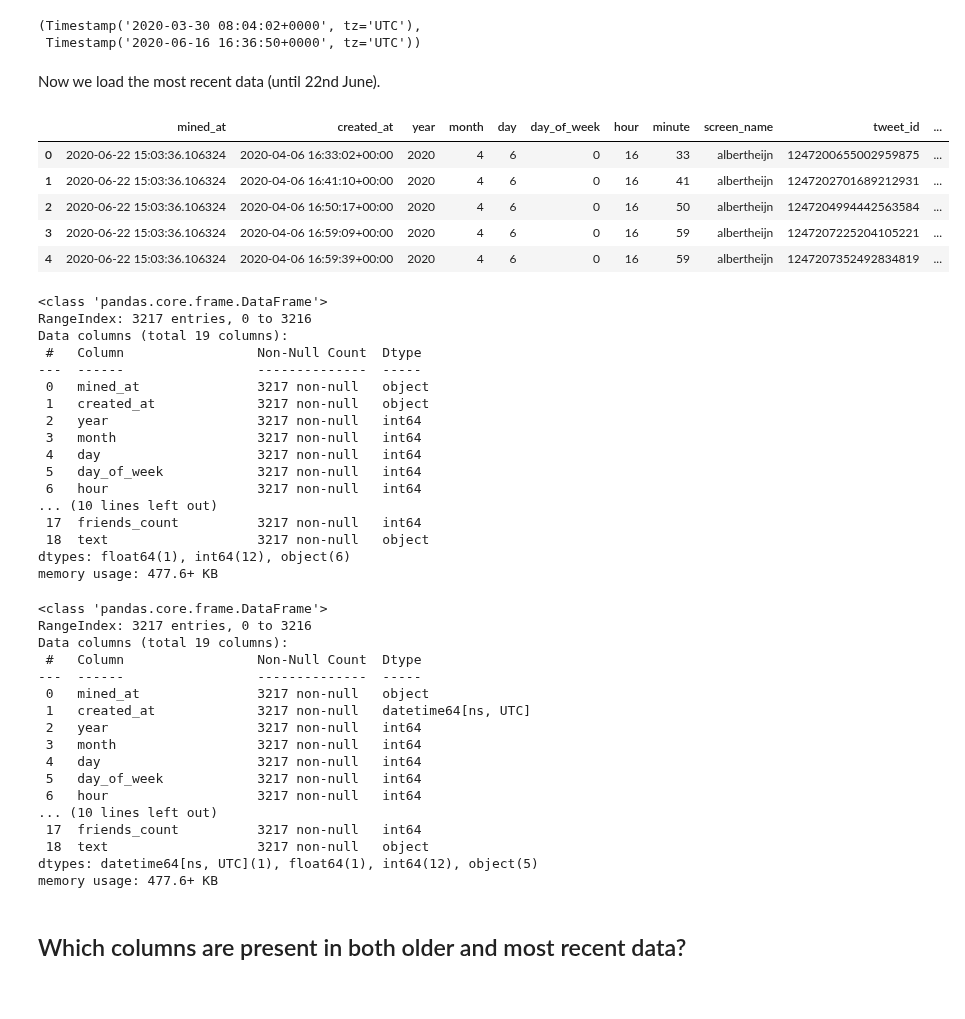
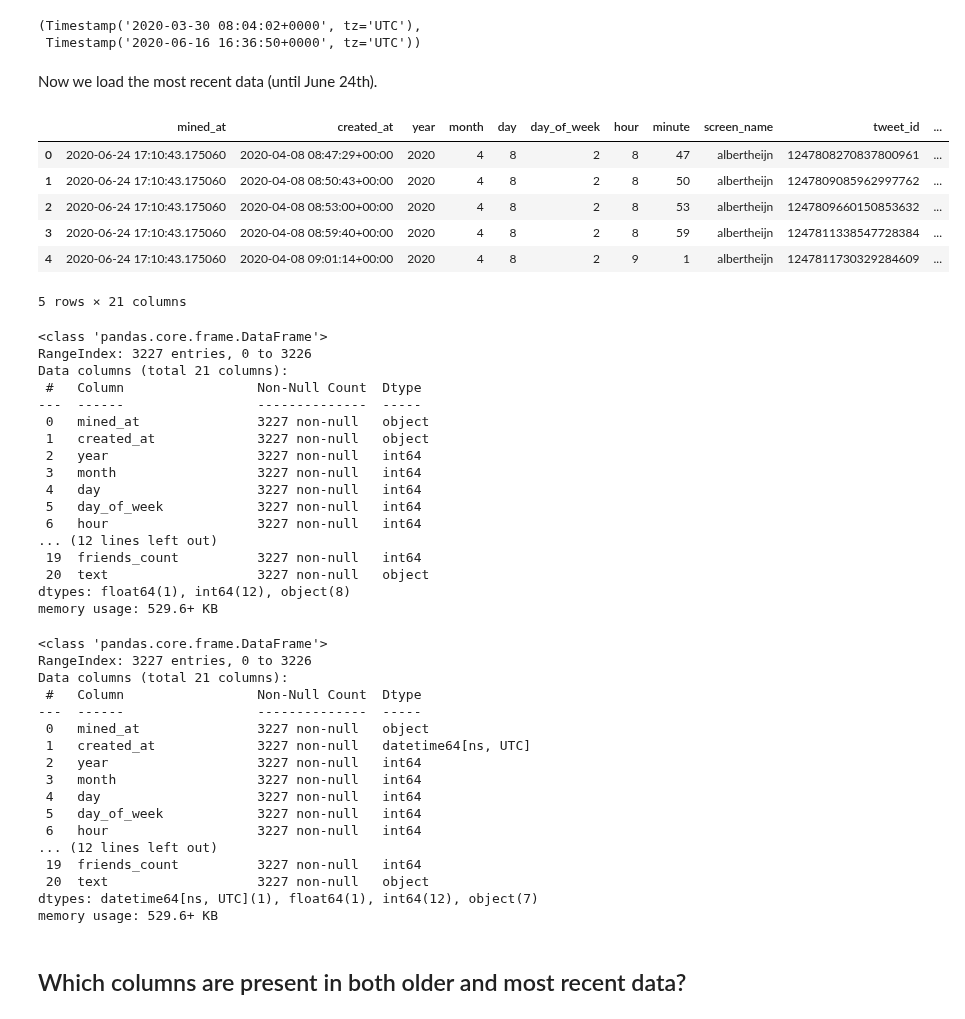
Before and after one commit to dpbac/twitter_analysis_online_grocery_NL, a Jupyter notebook: notebooks/02-Preparing Twitter data for analysis.ipynb, the cells around one changed output. Drawn from its saved outputs; the diff is of its cells as text; code cells hidden in the pictures.

Commit message:
Update language detection part and concatenate data AH

```diff
--- a/notebooks/02-Preparing Twitter data for analysis.ipynb
+++ b/notebooks/02-Preparing Twitter data for analysis.ipynb
@@ -221,35 +186,36 @@ min(df_AH_2020_06_16['created_at']),max(df_AH_2020_06_16['created_at'])
 (Timestamp('2020-03-30 08:04:02+0000', tz='UTC'),
  Timestamp('2020-06-16 16:36:50+0000', tz='UTC'))
 # %% [markdown]
-Now we load the most recent data (until 22nd June).
+Now we load the most recent data (until June 24th).
 # %%
-df_AH_2020_06_22 = pd.read_csv(df_info_AH.loc[10,'file_path'])
-df_AH_2020_06_22.head()
+df_AH_2020_06_24 = pd.read_csv(df_info_AH.loc[11,'file_path'])
+df_AH_2020_06_24.head()
 # %% [output]
 |  | mined_at | created_at | year | month | day | day_of_week | hour | minute | screen_name | tweet_id | ... |
-| 0 | 2020-06-22 15:03:36.106324 | 2020-04-06 16:33:02+00:00 | 2020 | 4 | 6 | 0 | 16 | 33 | albertheijn | 1247200655002959875 | ... |
-| 1 | 2020-06-22 15:03:36.106324 | 2020-04-06 16:41:10+00:00 | 2020 | 4 | 6 | 0 | 16 | 41 | albertheijn | 1247202701689212931 | ... |
-| 2 | 2020-06-22 15:03:36.106324 | 2020-04-06 16:50:17+00:00 | 2020 | 4 | 6 | 0 | 16 | 50 | albertheijn | 1247204994442563584 | ... |
-| 3 | 2020-06-22 15:03:36.106324 | 2020-04-06 16:59:09+00:00 | 2020 | 4 | 6 | 0 | 16 | 59 | albertheijn | 1247207225204105221 | ... |
-| 4 | 2020-06-22 15:03:36.106324 | 2020-04-06 16:59:39+00:00 | 2020 | 4 | 6 | 0 | 16 | 59 | albertheijn | 1247207352492834819 | ... |
+| 0 | 2020-06-24 17:10:43.175060 | 2020-04-08 08:47:29+00:00 | 2020 | 4 | 8 | 2 | 8 | 47 | albertheijn | 1247808270837800961 | ... |
+| 1 | 2020-06-24 17:10:43.175060 | 2020-04-08 08:50:43+00:00 | 2020 | 4 | 8 | 2 | 8 | 50 | albertheijn | 1247809085962997762 | ... |
+| 2 | 2020-06-24 17:10:43.175060 | 2020-04-08 08:53:00+00:00 | 2020 | 4 | 8 | 2 | 8 | 53 | albertheijn | 1247809660150853632 | ... |
+| 3 | 2020-06-24 17:10:43.175060 | 2020-04-08 08:59:40+00:00 | 2020 | 4 | 8 | 2 | 8 | 59 | albertheijn | 1247811338547728384 | ... |
+| 4 | 2020-06-24 17:10:43.175060 | 2020-04-08 09:01:14+00:00 | 2020 | 4 | 8 | 2 | 9 | 1 | albertheijn | 1247811730329284609 | ... |
+5 rows × 21 columns
 # %%
-df_AH_2020_06_22.info()
+df_AH_2020_06_24.info()
 # %% [output]
 <class 'pandas.core.frame.DataFrame'>
-RangeIndex: 3217 entries, 0 to 3216
-Data columns (total 19 columns):
+RangeIndex: 3227 entries, 0 to 3226
+Data columns (total 21 columns):
  #   Column                 Non-Null Count  Dtype
 ---  ------                 --------------  -----
- 0   mined_at               3217 non-null   object
- 1   created_at             3217 non-null   object
- 2   year                   3217 non-null   int64
- 3   month                  3217 non-null   int64
- 4   day                    3217 non-null   int64
- 5   day_of_week            3217 non-null   int64
- 6   hour                   3217 non-null   int64
-... (10 lines left out)
- 17  friends_count          3217 non-null   int64
- 18  text                   3217 non-null   object
-dtypes: float64(1), int64(12), object(6)
-memory usage: 477.6+ KB
+ 0   mined_at               3227 non-null   object
+ 1   created_at             3227 non-null   object
+ 2   year                   3227 non-null   int64
+ 3   month                  3227 non-null   int64
+ 4   day                    3227 non-null   int64
+ 5   day_of_week            3227 non-null   int64
+ 6   hour                   3227 non-null   int64
+... (12 lines left out)
+ 19  friends_count          3227 non-null   int64
+ 20  text                   3227 non-null   object
+dtypes: float64(1), int64(12), object(8)
+memory usage: 529.6+ KB
 # %%
@@ -257,23 +223,23 @@ df_AH_2020_06_22['created_at'] = pd.to_datetime(df_AH_2020_06_22['created_at'],
 # %%
-df_AH_2020_06_22.info()
+df_AH_2020_06_24.info()
 # %% [output]
 <class 'pandas.core.frame.DataFrame'>
-RangeIndex: 3217 entries, 0 to 3216
-Data columns (total 19 columns):
+RangeIndex: 3227 entries, 0 to 3226
+Data columns (total 21 columns):
  #   Column                 Non-Null Count  Dtype
 ---  ------                 --------------  -----
- 0   mined_at               3217 non-null   object
- 1   created_at             3217 non-null   datetime64[ns, UTC]
- 2   year                   3217 non-null   int64
- 3   month                  3217 non-null   int64
- 4   day                    3217 non-null   int64
- 5   day_of_week            3217 non-null   int64
- 6   hour                   3217 non-null   int64
-... (10 lines left out)
- 17  friends_count          3217 non-null   int64
- 18  text                   3217 non-null   object
-dtypes: datetime64[ns, UTC](1), float64(1), int64(12), object(5)
-memory usage: 477.6+ KB
+ 0   mined_at               3227 non-null   object
+ 1   created_at             3227 non-null   datetime64[ns, UTC]
+ 2   year                   3227 non-null   int64
+ 3   month                  3227 non-null   int64
+ 4   day                    3227 non-null   int64
+ 5   day_of_week            3227 non-null   int64
+ 6   hour                   3227 non-null   int64
+... (12 lines left out)
+ 19  friends_count          3227 non-null   int64
+ 20  text                   3227 non-null   object
+dtypes: datetime64[ns, UTC](1), float64(1), int64(12), object(7)
+memory usage: 529.6+ KB
 # %% [markdown]
 ## Which columns are present in both older and most recent data?
 # %%
```
Also changed, not shown: parts of 106 cells of this notebook, 8 other files.
